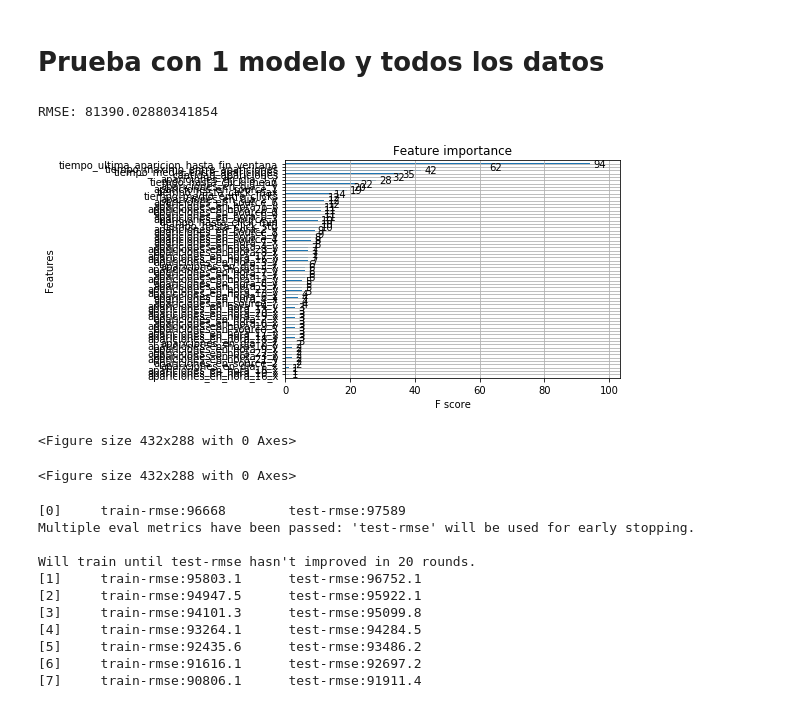
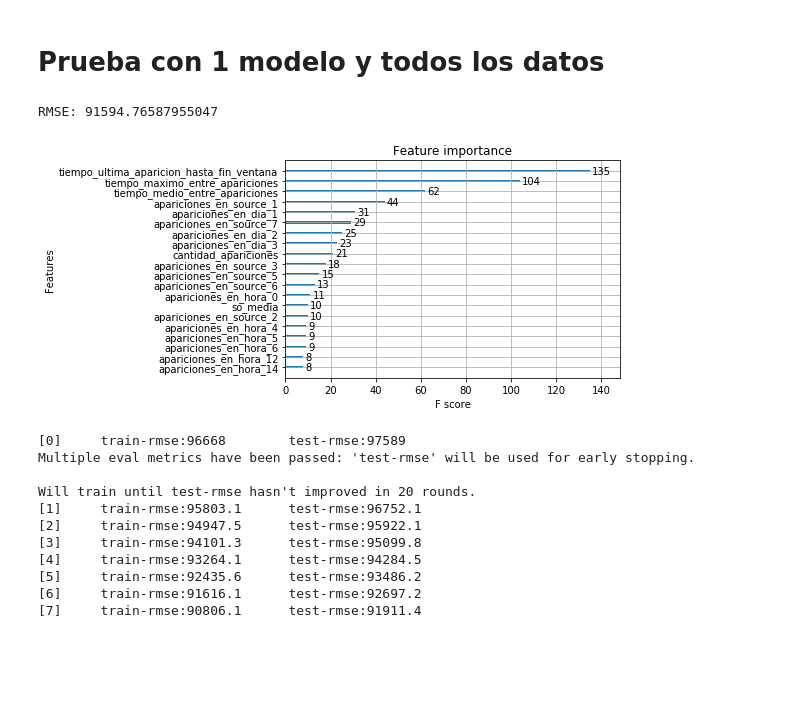
Before and after one commit to mateoicalvo/7506, a Jupyter notebook: tp2/modelo/algoritmos/xgboost/xgboost.ipynb, the cells around one changed output. Saved outputs shown, nothing was run; the diff lists cells and outputs as text; code cells hidden in the pictures; blank space fills up the shorter version.

```diff
--- a/tp2/modelo/algoritmos/xgboost/xgboost.ipynb
+++ b/tp2/modelo/algoritmos/xgboost/xgboost.ipynb
@@ -115,36 +115,35 @@ f1 = pd.read_pickle("../../features/auctions_train_ventana_3.pkl")
 f2 = pd.read_pickle("../../features/clicks_train_ventana_3.pkl")
 # %%
 magifeatures = f2.dropna().merge(f1, left_index=True, right_index=True)
+magifeatures = f1
 magitargets = pd.read_pickle("../../targets/targets_ventana_4_auctions.pkl")
 magitrain = magifeatures.merge(magitargets, left_index=True, right_index=True)
 # %%
 from xgboost import XGBRegressor, plot_importance
 from matplotlib import pyplot
 from sklearn.model_selection import train_test_split
 from sklearn.metrics import mean_squared_error
 from sklearn.feature_selection import SelectFromModel
 from math import sqrt
 
 X, y = magitrain.iloc[:,:-1], magitrain.iloc[:,-1]
 X_train, X_test, y_train, y_test = \
     train_test_split(X, y, test_size=0.33, random_state=0)
 
 # fit model on all training data
-model = XGBRegressor()
+model = XGBRegressor(n_jobs=6)
 model.fit(X_train, y_train)
 # make predictions for test data and evaluate
 y_pred = model.predict(X_test)
 
 rmse = mean_squared_error(y_test, y_pred)
 print("RMSE: {}".format(sqrt(rmse)))
+
+plot_importance(model, max_num_features=20)
+pyplot.show()
 # %% [output]
-RMSE: 81390.02880341854
+RMSE: 91594.76587955047
-[figure, old version]
+[figure, new version]
-# %%
-pyplot.figure()
-# %% [output]
-<Figure size 432x288 with 0 Axes>
-<Figure size 432x288 with 0 Axes>
 # %%
 X, y = magitrain.iloc[:,:-1], magitrain.iloc[:,-1]
 X_train, X_test, y_train, y_test = \
```
